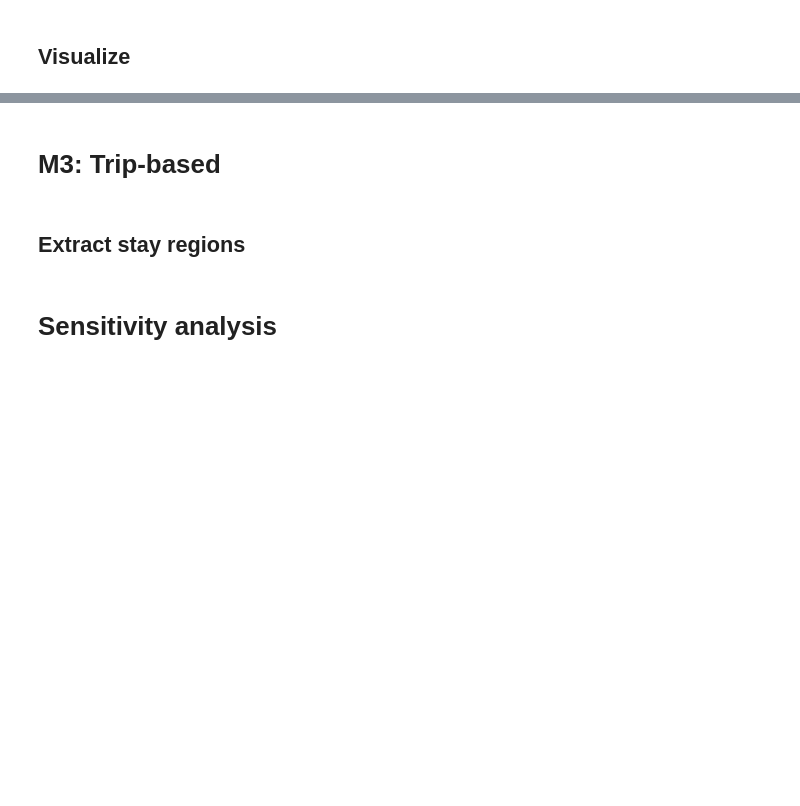
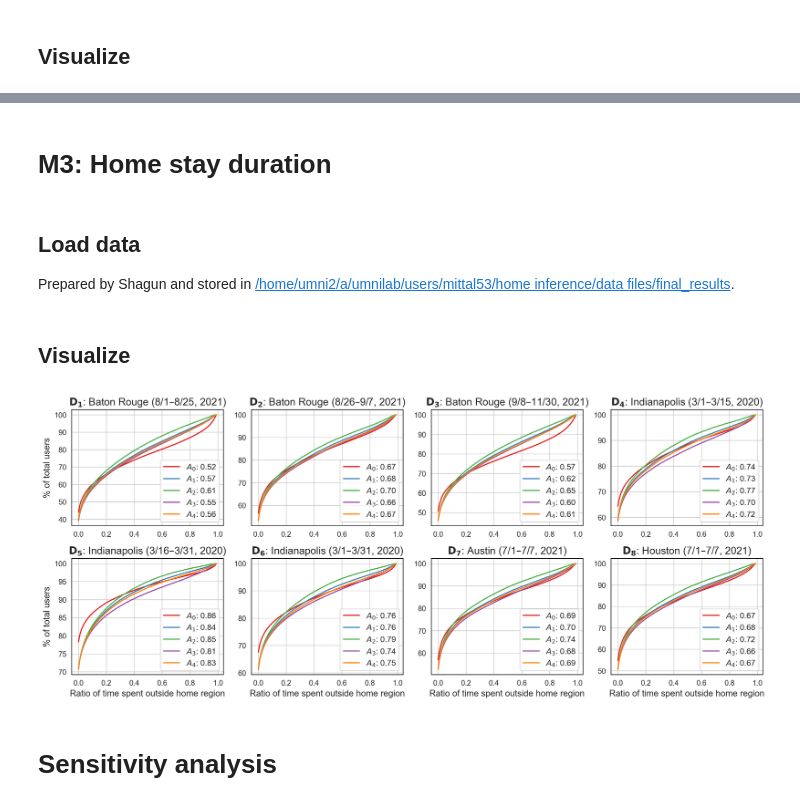
Before and after one commit to rvanxer/home_detection, a Jupyter notebook: code/4_Compare_HDAs.ipynb, the cells around one changed output, grey strips where cells are left out. Saved outputs shown, nothing was run; the diff lists cells and outputs as text; code cells hidden in the pictures; blank space fills up the shorter version.

```diff
--- a/code/4_Compare_HDAs.ipynb
+++ b/code/4_Compare_HDAs.ipynb
@@ -254,5 +261,6 @@ Wall time: 13.2 s
 [figure]
 # %% [markdown]
-# M3: Trip-based
+# M3: Home stay duration
 # %% [markdown]
-## Extract stay regions
+## Load data
+Prepared by Shagun and stored in [/home/umni2/a/umnilab/users/mittal53/home inference/data files/final_results](/home/umni2/a/umnilab/users/mittal53/home%20inference/data%20files/final_results).
@@ -259,3 +276,37 @@ Wall time: 13.2 s
+# %% [markdown]
+## Visualize
+# %%
+def fig_m3(datasets=datasets, algos=algos, colors=algo_colors, ylog=False,
+           ncol=4, bins=100, panel_size=(3.5, 3), dpi=120):
+    nrow = int(np.ceil(len(datasets) / ncol))
+    figsize = (ncol * panel_size[0], nrow * panel_size[1])
+    fig, axes = plt.subplots(nrow, ncol, figsize=figsize, dpi=dpi, sharey=False)
+    for i, (ax, ds) in enumerate(tqdm(list(zip(axes.flatten(), datasets)))):
+        ax = U.plot(ax, framebordercolor='k')
+        for alg, color in zip(algos, algo_colors):
+            df = pd.read_parquet(ds.data / f'metrics/{alg}/M3.parquet')
+            df = df.merge(ds.common_users, on=UID)
+            df['home_stay_ratio'] = 1 - df['home_time_spent'] / df['total_time_spent']
+            y, x = np.histogram(df['home_stay_ratio'], bins=bins); x = x[:-1]
+            y = y.cumsum() / y.sum()
+            # y = y - x
+            m3 = 2 * y.mean() - 1
+            label = '$%s$: %0.2f' % (f'{alg[0]}_{alg[1]}', m3)
+            ax.plot(x, y * 100, color=color, label=label)
+            # ax.plot([0, 1], [0, 100], ls='--', color='k', lw=1)
+        title = '$\mathbf{%s}$: %s (%s–%s)' % (
+            f'{ds.key[0]}_{ds.key[1]}', ds.region.name,
+            ds.start.strftime('%-m/%-d'), ds.end.strftime('%-m/%-d, %Y'))
+        xlab = 'Ratio of time spent outside home region' if i // ncol == nrow - 1 else ''
+        ylab = '% of total users' if i % ncol == 0 else ''
+        ax = U.plot(ax, title=title, xlab=xlab, ylab=ylab, ylog=ylog)
+        ax.legend()
+        # return ax
+    plt.tight_layout()
+
+x = fig_m3(dpi=250); x
+# %% [output]
+[figure, added]
 # %% [markdown]
 # Sensitivity analysis
 # %% [markdown]
```
Also changed, not shown: parts of 25 cells of this notebook, 4 other files.
